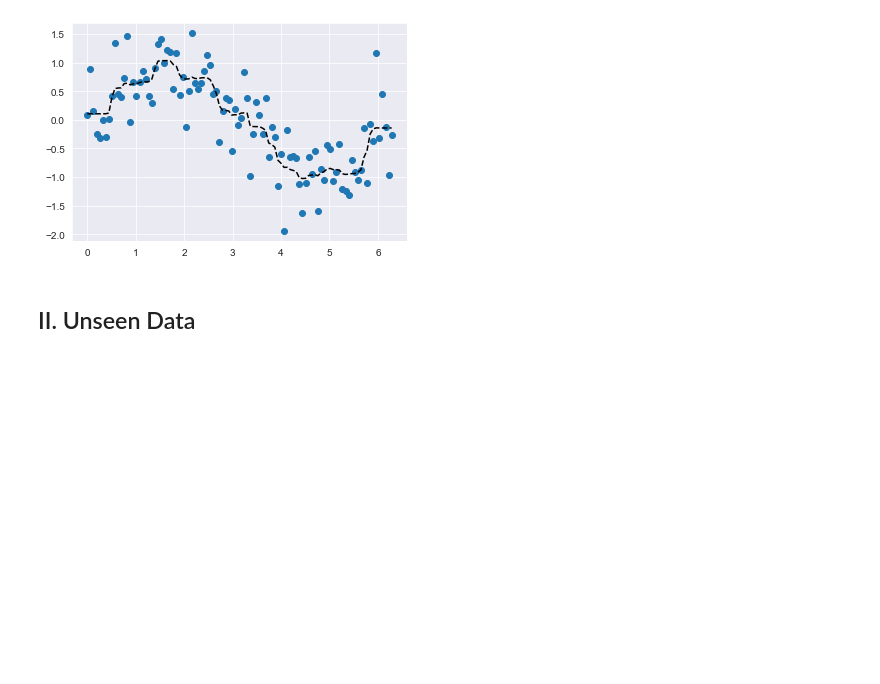
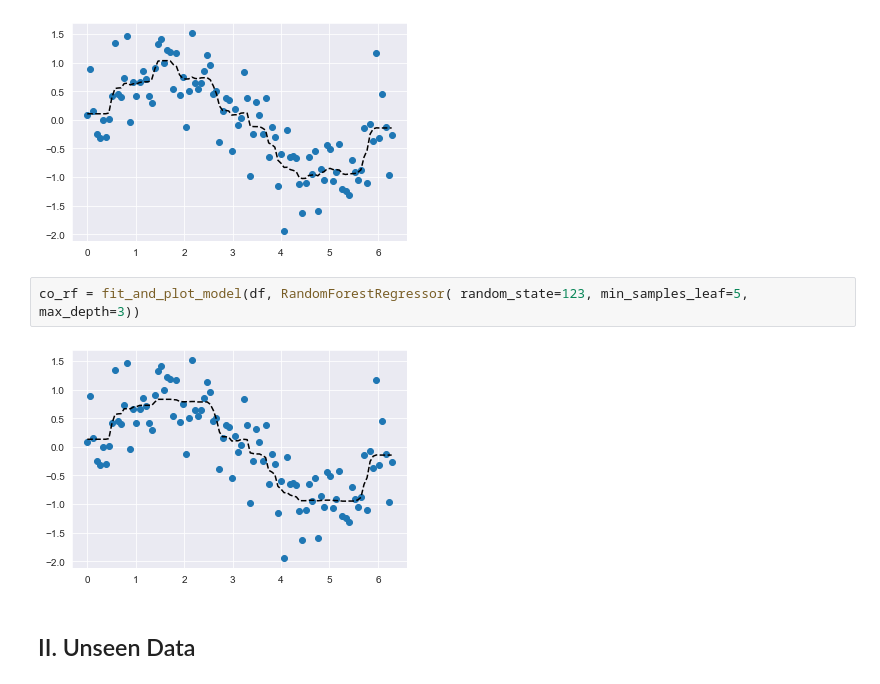
Before and after one commit to tundeiness/How_the_World_Works, a Jupyter notebook: 5 - Workbook - The Final Arbiter.ipynb, the cells around one changed output. Saved outputs shown, nothing was run; the diff lists cells and outputs as text; blank space fills up the shorter version.

```diff
--- a/5 - Workbook - The Final Arbiter.ipynb
+++ b/5 - Workbook - The Final Arbiter.ipynb
@@ -139,6 +139,10 @@ unconstrained_rf = fit_and_plot_model(df, RandomForestRegressor())
 constrained_rf = fit_and_plot_model(df, RandomForestRegressor( random_state=123, min_samples_leaf=5))
 # %% [output]
 [figure]
+# %%
+co_rf = fit_and_plot_model(df, RandomForestRegressor( random_state=123, min_samples_leaf=5, max_depth=3))
+# %% [output]
+[figure, added]
 # %% [markdown]
 ## II. Unseen Data
 # %%
```
Also changed, not shown: parts of 19 cells of this notebook.
